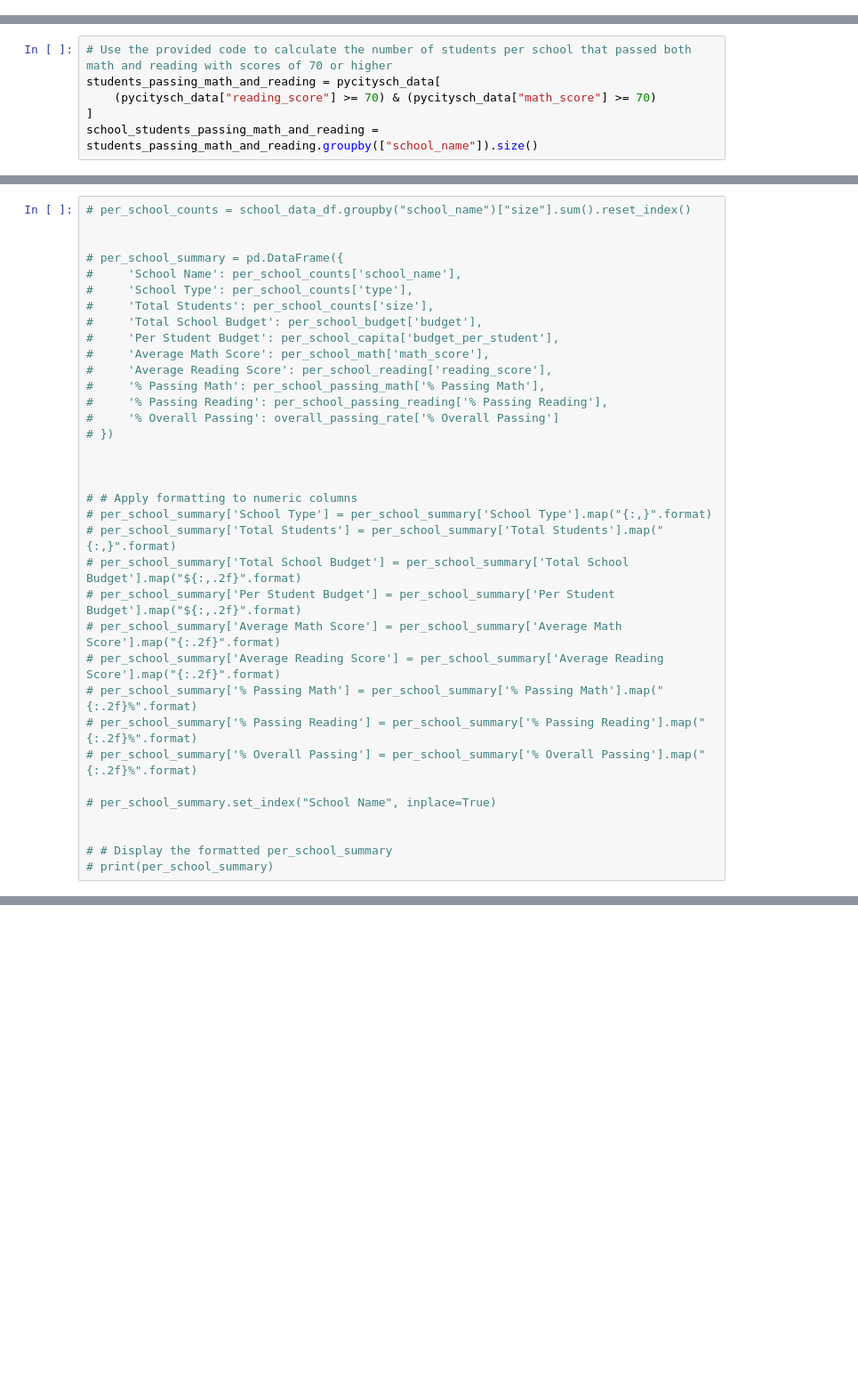
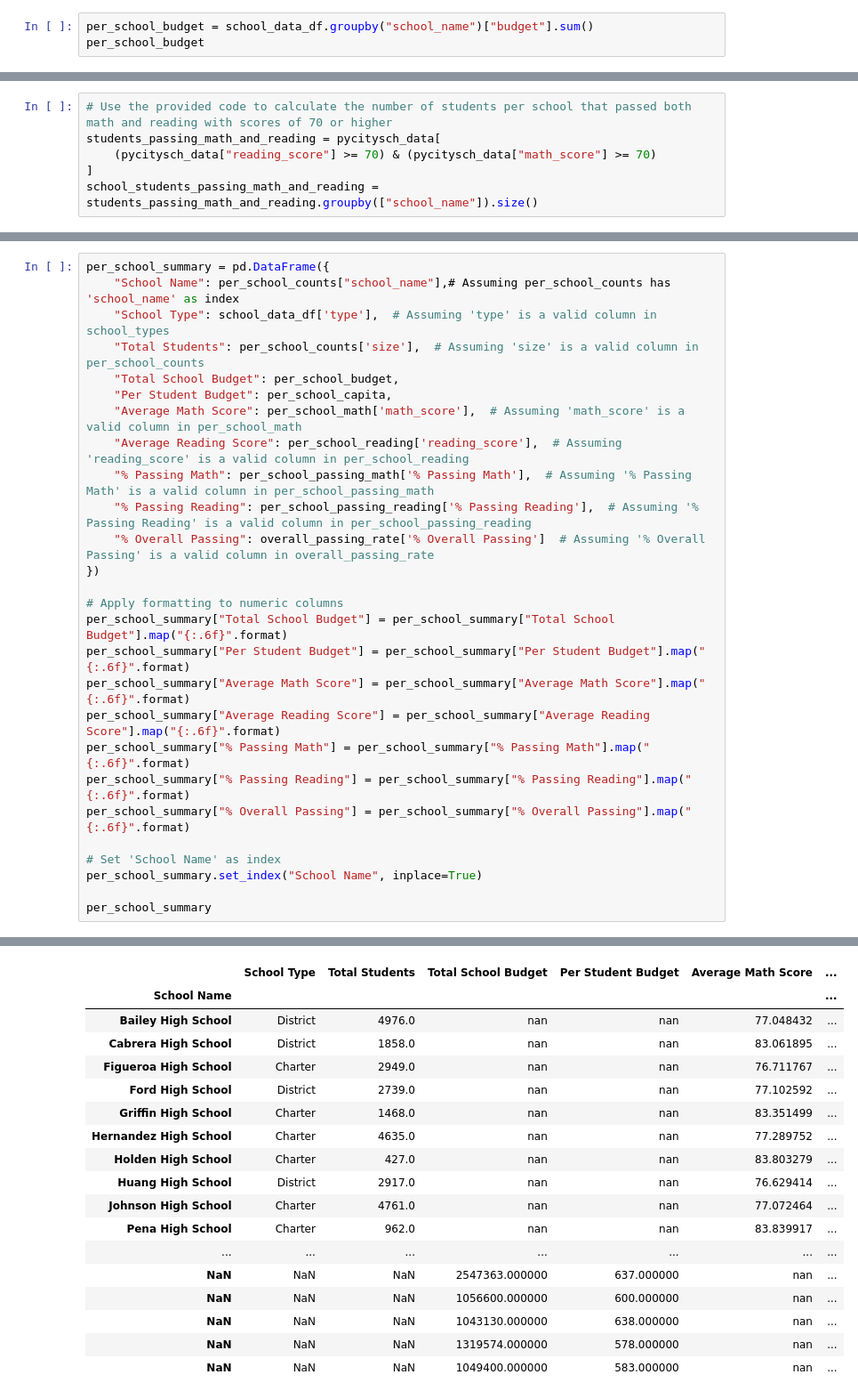
Before and after one commit to Patriciat87/pandas-challenge, a Jupyter notebook: PyCitySchool/main.ipynb, the cells around one changed output, grey strips where cells are left out. Shown: that part at 89% size. Saved outputs shown, nothing was run; the diff lists cells and outputs as text; blank space fills up the shorter version.

```diff
--- a/PyCitySchool/main.ipynb
+++ b/PyCitySchool/main.ipynb
@@ -96,0 +178,3 @@ per_school_budget
+# %%
+per_school_budget = school_data_df.groupby("school_name")["budget"].sum()
+per_school_budget
@@ -136,38 +271,30 @@ per_school_passing_reading['% Passing Reading'] = (per_school_passing['passing_r
 overall_passing_rate = pd.merge(per_school_passing, school_students_passing_both, on='school_name', how='left')
 overall_passing_rate['% Overall Passing'] = (per_school_passing['passing_both_count'] / per_school_passing['size']) * 100
 # %%
-# per_school_counts = school_data_df.groupby("school_name")["size"].sum().reset_index()
+per_school_summary = pd.DataFrame({
+    "School Name": per_school_counts["school_name"],# Assuming per_school_counts has 'school_name' as index
+    "School Type": school_data_df['type'],  # Assuming 'type' is a valid column in school_types
+    "Total Students": per_school_counts['size'],  # Assuming 'size' is a valid column in per_school_counts
+    "Total School Budget": per_school_budget,
+    "Per Student Budget": per_school_capita,
+    "Average Math Score": per_school_math['math_score'],  # Assuming 'math_score' is a valid column in per_school_math
+    "Average Reading Score": per_school_reading['reading_score'],  # Assuming 'reading_score' is a valid column in per_school_reading
+    "% Passing Math": per_school_passing_math['% Passing Math'],  # Assuming '% Passing Math' is a valid column in per_school_passing_math
+    "% Passing Reading": per_school_passing_reading['% Passing Reading'],  # Assuming '% Passing Reading' is a valid column in per_school_passing_reading
+    "% Overall Passing": overall_passing_rate['% Overall Passing']  # Assuming '% Overall Passing' is a valid column in overall_passing_rate
+})
 
+# Apply formatting to numeric columns
+per_school_summary["Total School Budget"] = per_school_summary["Total School Budget"].map("{:.6f}".format)
+per_school_summary["Per Student Budget"] = per_school_summary["Per Student Budget"].map("{:.6f}".format)
+per_school_summary["Average Math Score"] = per_school_summary["Average Math Score"].map("{:.6f}".format)
+per_school_summary["Average Reading Score"] = per_school_summary["Average Reading Score"].map("{:.6f}".format)
+per_school_summary["% Passing Math"] = per_school_summary["% Passing Math"].map("{:.6f}".format)
+per_school_summary["% Passing Reading"] = per_school_summary["% Passing Reading"].map("{:.6f}".format)
+per_school_summary["% Overall Passing"] = per_school_summary["% Overall Passing"].map("{:.6f}".format)
 
-# per_school_summary = pd.DataFrame({
-#     'School Name': per_school_counts['school_name'],
-#     'School Type': per_school_counts['type'],
-#     'Total Students': per_school_counts['size'],
-#     'Total School Budget': per_school_budget['budget'],
-#     'Per Student Budget': per_school_capita['budget_per_student'],
-#     'Average Math Score': per_school_math['math_score'],
-#     'Average Reading Score': per_school_reading['reading_score'],
-#     '% Passing Math': per_school_passing_math['% Passing Math'],
-#     '% Passing Reading': per_school_passing_reading['% Passing Reading'],
-#     '% Overall Passing': overall_passing_rate['% Overall Passing']
-# })
+# Set 'School Name' as index
+per_school_summary.set_index("School Name", inplace=True)
 
-
-
-# # Apply formatting to numeric columns
-# per_school_summary['School Type'] = per_school_summary['School Type'].map("{:,}".format)
-# per_school_summary['Total Students'] = per_school_summary['Total Students'].map("{:,}".format)
-# per_school_summary['Total School Budget'] = per_school_summary['Total School Budget'].map("${:,.2f}".format)
-# per_school_summary['Per Student Budget'] = per_school_summary['Per Student Budget'].map("${:,.2f}".format)
-# per_school_summary['Average Math Score'] = per_school_summary['Average Math Score'].map("{:.2f}".format)
-# per_school_summary['Average Reading Score'] = per_school_summary['Average Reading Score'].map("{:.2f}".format)
-# per_school_summary['% Passing Math'] = per_school_summary['% Passing Math'].map("{:.2f}%".format)
-# per_school_summary['% Passing Reading'] = per_school_summary['% Passing Reading'].map("{:.2f}%".format)
-# per_school_summary['% Overall Passing'] = per_school_summary['% Overall Passing'].map("{:.2f}%".format)
-
-# per_school_summary.set_index("School Name", inplace=True)
-
-
-# # Display the formatted per_school_summary
-# print(per_school_summary)
+per_school_summary
 # %% [output]
@@ -174,0 +301,18 @@ ValueError: Cannot specify ',' with 's'.
+|  | School Type | Total Students | Total School Budget | Per Student Budget | Average Math Score | ... |
+| School Name |  |  |  |  |  | ... |
+| Bailey High School | District | 4976.0 | nan | nan | 77.048432 | ... |
+| Cabrera High School | District | 1858.0 | nan | nan | 83.061895 | ... |
+| Figueroa High School | Charter | 2949.0 | nan | nan | 76.711767 | ... |
+| Ford High School | District | 2739.0 | nan | nan | 77.102592 | ... |
+| Griffin High School | Charter | 1468.0 | nan | nan | 83.351499 | ... |
+| Hernandez High School | Charter | 4635.0 | nan | nan | 77.289752 | ... |
+| Holden High School | Charter | 427.0 | nan | nan | 83.803279 | ... |
+| Huang High School | District | 2917.0 | nan | nan | 76.629414 | ... |
+| Johnson High School | Charter | 4761.0 | nan | nan | 77.072464 | ... |
+| Pena High School | Charter | 962.0 | nan | nan | 83.839917 | ... |
+| ... | ... | ... | ... | ... | ... | ... |
+| NaN | NaN | NaN | 2547363.000000 | 637.000000 | nan | ... |
+| NaN | NaN | NaN | 1056600.000000 | 600.000000 | nan | ... |
+| NaN | NaN | NaN | 1043130.000000 | 638.000000 | nan | ... |
+| NaN | NaN | NaN | 1319574.000000 | 578.000000 | nan | ... |
+| NaN | NaN | NaN | 1049400.000000 | 583.000000 | nan | ... |
```
Also changed, not shown: parts of 37 cells of this notebook.
